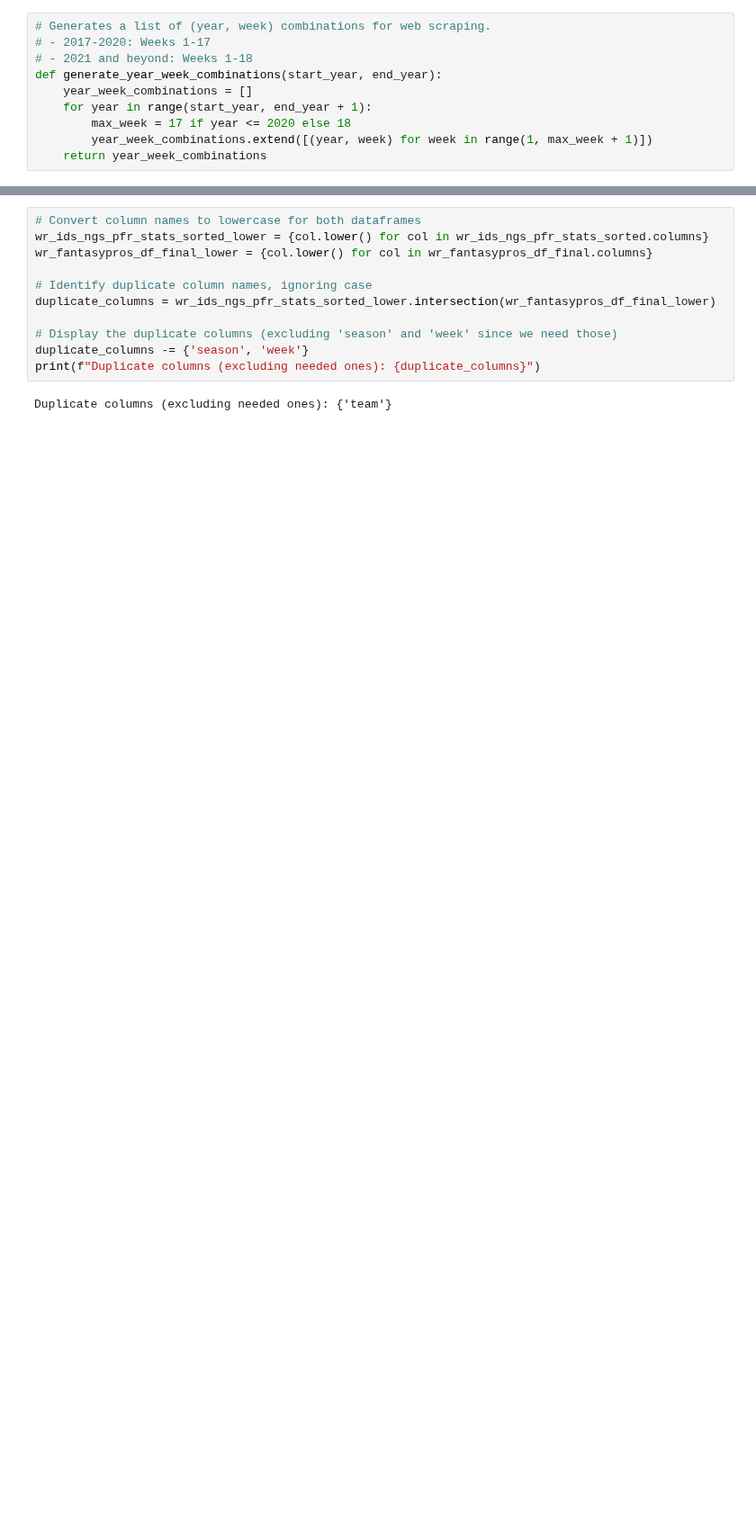
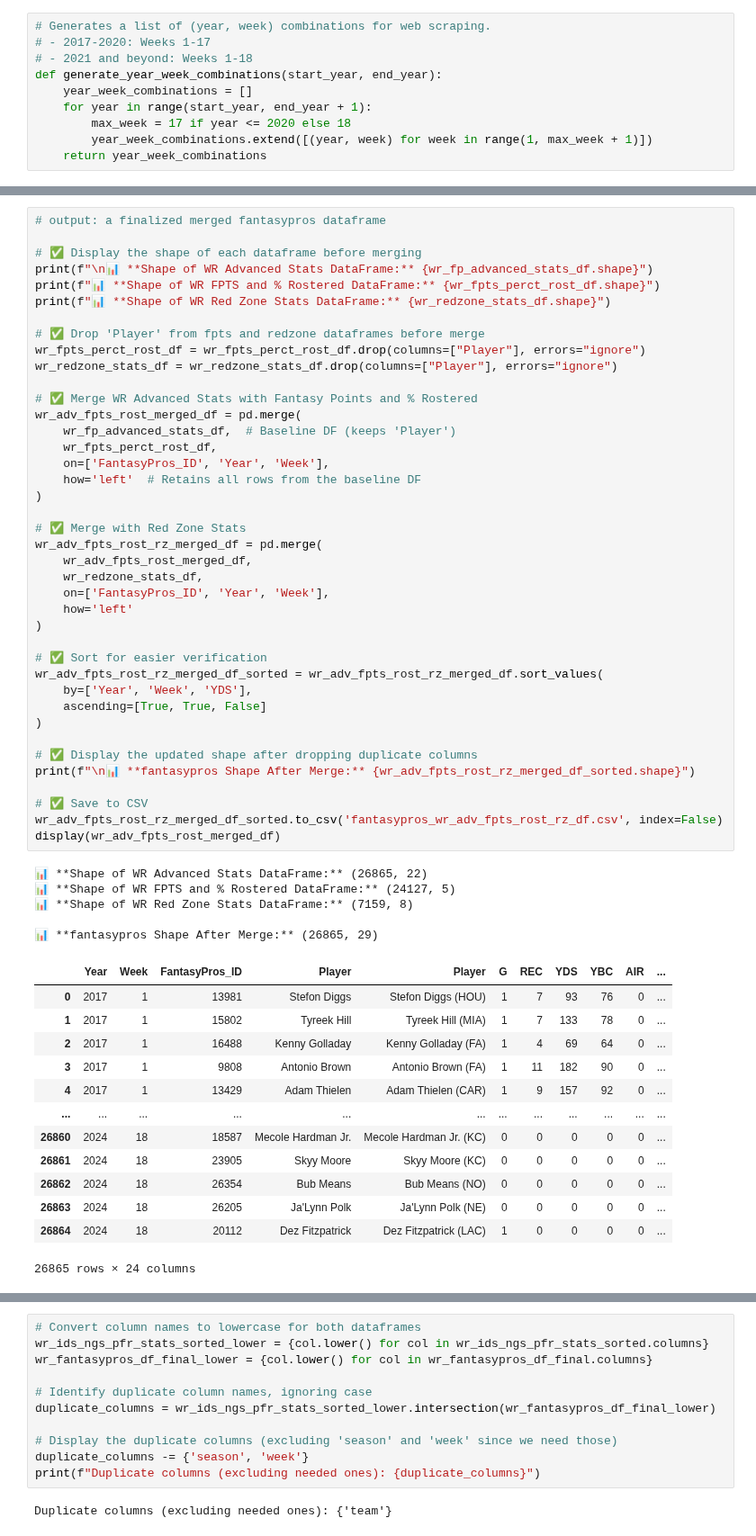
Before and after one commit to ARCtechmo/fanfav, a Jupyter notebook: wr_df.ipynb, the cells around one changed output, grey strips where cells are left out. Shown at 90% size. Saved outputs shown, nothing was run; the diff lists cells and outputs as text; blank space fills up the shorter version.

```diff
--- a/wr_df.ipynb
+++ b/wr_df.ipynb
@@ -921,0 +983,59 @@ Sorted dataframe saved as 'wr_fantasypros_sorted.csv'.
+# %%
+# output: a finalized merged fantasypros dataframe
+
+# ✅ Display the shape of each dataframe before merging
+print(f"\n📊 **Shape of WR Advanced Stats DataFrame:** {wr_fp_advanced_stats_df.shape}")
+print(f"📊 **Shape of WR FPTS and % Rostered DataFrame:** {wr_fpts_perct_rost_df.shape}")
+print(f"📊 **Shape of WR Red Zone Stats DataFrame:** {wr_redzone_stats_df.shape}")
+
+# ✅ Drop 'Player' from fpts and redzone dataframes before merge
+wr_fpts_perct_rost_df = wr_fpts_perct_rost_df.drop(columns=["Player"], errors="ignore")
+wr_redzone_stats_df = wr_redzone_stats_df.drop(columns=["Player"], errors="ignore")
+
+# ✅ Merge WR Advanced Stats with Fantasy Points and % Rostered
+wr_adv_fpts_rost_merged_df = pd.merge(
+    wr_fp_advanced_stats_df,  # Baseline DF (keeps 'Player')
+    wr_fpts_perct_rost_df,
+    on=['FantasyPros_ID', 'Year', 'Week'],
+    how='left'  # Retains all rows from the baseline DF
+)
+
+# ✅ Merge with Red Zone Stats
+wr_adv_fpts_rost_rz_merged_df = pd.merge(
+    wr_adv_fpts_rost_merged_df,
+    wr_redzone_stats_df,
+    on=['FantasyPros_ID', 'Year', 'Week'],
+    how='left'
+)
+
+# ✅ Sort for easier verification
+wr_adv_fpts_rost_rz_merged_df_sorted = wr_adv_fpts_rost_rz_merged_df.sort_values(
+    by=['Year', 'Week', 'YDS'],
+    ascending=[True, True, False]
+)
+
+# ✅ Display the updated shape after dropping duplicate columns
+print(f"\n📊 **fantasypros Shape After Merge:** {wr_adv_fpts_rost_rz_merged_df_sorted.shape}")
+
+# ✅ Save to CSV
+wr_adv_fpts_rost_rz_merged_df_sorted.to_csv('fantasypros_wr_adv_fpts_rost_rz_df.csv', index=False)
+display(wr_adv_fpts_rost_merged_df)
+# %% [output]
+📊 **Shape of WR Advanced Stats DataFrame:** (26865, 22)
+📊 **Shape of WR FPTS and % Rostered DataFrame:** (24127, 5)
+📊 **Shape of WR Red Zone Stats DataFrame:** (7159, 8)
+
+📊 **fantasypros Shape After Merge:** (26865, 29)
+|  | Year | Week | FantasyPros_ID | Player | Player | G | REC | YDS | YBC | AIR | ... |
+| 0 | 2017 | 1 | 13981 | Stefon Diggs | Stefon Diggs (HOU) | 1 | 7 | 93 | 76 | 0 | ... |
+| 1 | 2017 | 1 | 15802 | Tyreek Hill | Tyreek Hill (MIA) | 1 | 7 | 133 | 78 | 0 | ... |
+| 2 | 2017 | 1 | 16488 | Kenny Golladay | Kenny Golladay (FA) | 1 | 4 | 69 | 64 | 0 | ... |
+| 3 | 2017 | 1 | 9808 | Antonio Brown | Antonio Brown (FA) | 1 | 11 | 182 | 90 | 0 | ... |
+| 4 | 2017 | 1 | 13429 | Adam Thielen | Adam Thielen (CAR) | 1 | 9 | 157 | 92 | 0 | ... |
+| ... | ... | ... | ... | ... | ... | ... | ... | ... | ... | ... | ... |
+| 26860 | 2024 | 18 | 18587 | Mecole Hardman Jr. | Mecole Hardman Jr. (KC) | 0 | 0 | 0 | 0 | 0 | ... |
+| 26861 | 2024 | 18 | 23905 | Skyy Moore | Skyy Moore (KC) | 0 | 0 | 0 | 0 | 0 | ... |
+| 26862 | 2024 | 18 | 26354 | Bub Means | Bub Means (NO) | 0 | 0 | 0 | 0 | 0 | ... |
+| 26863 | 2024 | 18 | 26205 | Ja'Lynn Polk | Ja'Lynn Polk (NE) | 0 | 0 | 0 | 0 | 0 | ... |
+| 26864 | 2024 | 18 | 20112 | Dez Fitzpatrick | Dez Fitzpatrick (LAC) | 1 | 0 | 0 | 0 | 0 | ... |
+26865 rows × 24 columns
```
Also changed, not shown: parts of 60 cells of this notebook.
